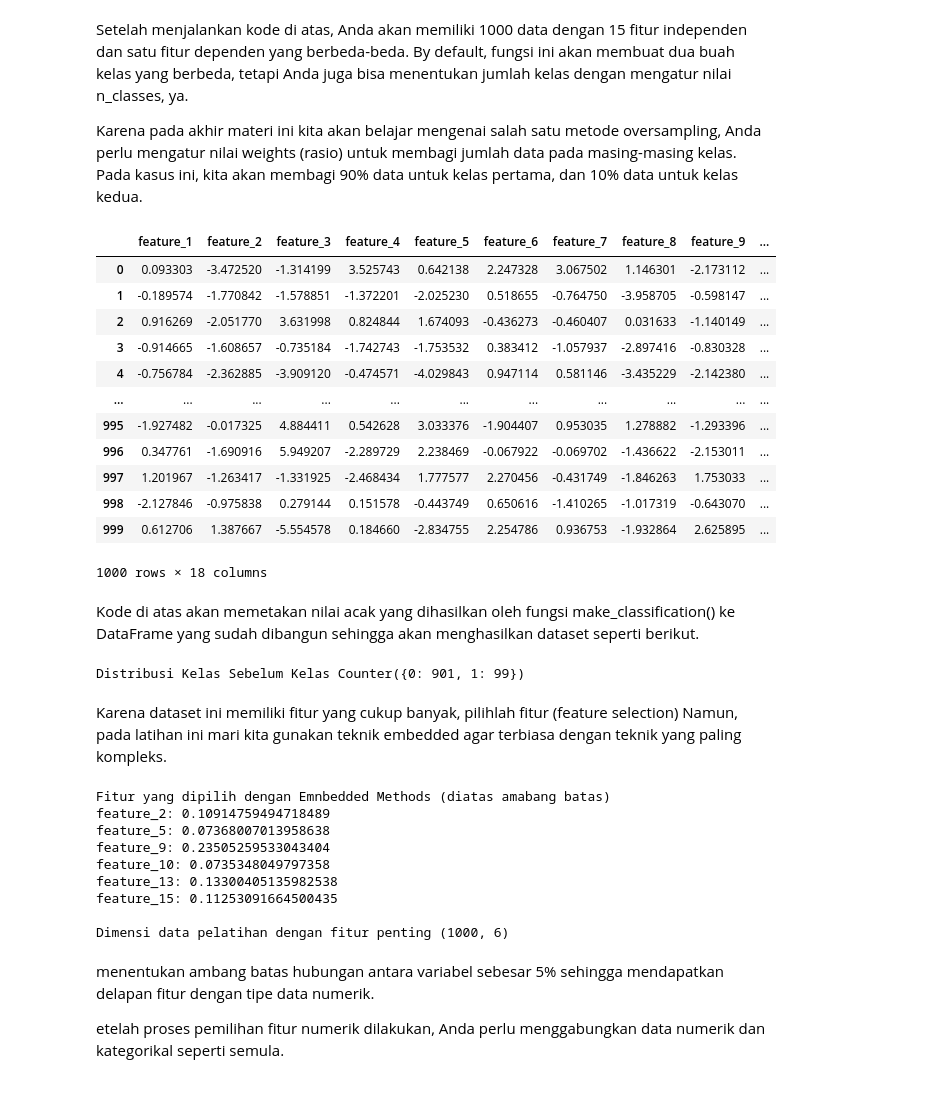
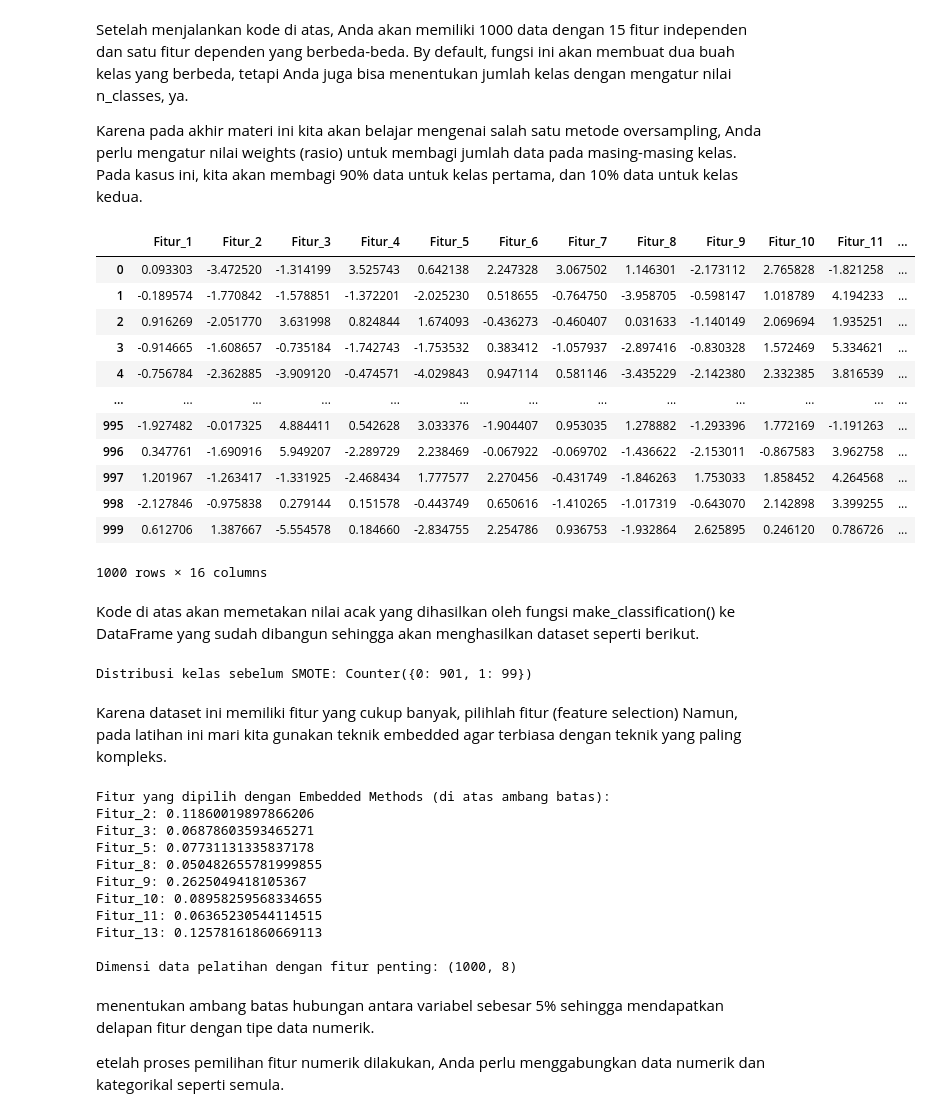
Before and after one commit to Luseat/feature_enginering, a Jupyter notebook: Latihan_Studi_Kasus_Feature_Engineering.ipynb, the cells around one changed output. Drawn from its saved outputs; the diff is of its cells as text; code cells hidden in the pictures.

```diff
--- a/Latihan_Studi_Kasus_Feature_Engineering.ipynb
+++ b/Latihan_Studi_Kasus_Feature_Engineering.ipynb
@@ -22,44 +22,45 @@ Setelah menjalankan kode di atas, Anda akan memiliki 1000 data dengan 15 fitur i
 Karena pada akhir materi ini kita akan belajar mengenai salah satu metode oversampling, Anda perlu mengatur nilai weights (rasio) untuk membagi jumlah data pada masing-masing kelas. Pada kasus ini, kita akan membagi 90% data untuk kelas pertama, dan 10% data untuk kelas kedua.
 # %%
 # Menyusun dataset menjadi DataFrame untuk kemudahan
-df = pd.DataFrame(X, columns=[f'feature_{i}' for i in range(1, 16)])
+df = pd.DataFrame(X, columns=[f'Fitur_{i}' for i in range(1, 16)])
 df['Target'] = y
 
 # Misalkan kita punya beberapa fitur kategorikal (simulasi fitur kategorikal)
 df['Fitur_12'] = np.random.choice(['A', 'B', 'C'], size=1000)
 df['Fitur_13'] = np.random.choice(['X', 'Y', 'Z'], size=1000)
 
 df
 # %% [output]
-|  | feature_1 | feature_2 | feature_3 | feature_4 | feature_5 | feature_6 | feature_7 | feature_8 | feature_9 | ... |
-| 0 | 0.093303 | -3.472520 | -1.314199 | 3.525743 | 0.642138 | 2.247328 | 3.067502 | 1.146301 | -2.173112 | ... |
-| 1 | -0.189574 | -1.770842 | -1.578851 | -1.372201 | -2.025230 | 0.518655 | -0.764750 | -3.958705 | -0.598147 | ... |
-| 2 | 0.916269 | -2.051770 | 3.631998 | 0.824844 | 1.674093 | -0.436273 | -0.460407 | 0.031633 | -1.140149 | ... |
-| 3 | -0.914665 | -1.608657 | -0.735184 | -1.742743 | -1.753532 | 0.383412 | -1.057937 | -2.897416 | -0.830328 | ... |
-| 4 | -0.756784 | -2.362885 | -3.909120 | -0.474571 | -4.029843 | 0.947114 | 0.581146 | -3.435229 | -2.142380 | ... |
-| ... | ... | ... | ... | ... | ... | ... | ... | ... | ... | ... |
-| 995 | -1.927482 | -0.017325 | 4.884411 | 0.542628 | 3.033376 | -1.904407 | 0.953035 | 1.278882 | -1.293396 | ... |
-| 996 | 0.347761 | -1.690916 | 5.949207 | -2.289729 | 2.238469 | -0.067922 | -0.069702 | -1.436622 | -2.153011 | ... |
-| 997 | 1.201967 | -1.263417 | -1.331925 | -2.468434 | 1.777577 | 2.270456 | -0.431749 | -1.846263 | 1.753033 | ... |
-| 998 | -2.127846 | -0.975838 | 0.279144 | 0.151578 | -0.443749 | 0.650616 | -1.410265 | -1.017319 | -0.643070 | ... |
-| 999 | 0.612706 | 1.387667 | -5.554578 | 0.184660 | -2.834755 | 2.254786 | 0.936753 | -1.932864 | 2.625895 | ... |
+|  | Fitur_1 | Fitur_2 | Fitur_3 | Fitur_4 | Fitur_5 | Fitur_6 | Fitur_7 | Fitur_8 | Fitur_9 | Fitur_10 | Fitur_11 | ... |
+| 0 | 0.093303 | -3.472520 | -1.314199 | 3.525743 | 0.642138 | 2.247328 | 3.067502 | 1.146301 | -2.173112 | 2.765828 | -1.821258 | ... |
+| 1 | -0.189574 | -1.770842 | -1.578851 | -1.372201 | -2.025230 | 0.518655 | -0.764750 | -3.958705 | -0.598147 | 1.018789 | 4.194233 | ... |
+| 2 | 0.916269 | -2.051770 | 3.631998 | 0.824844 | 1.674093 | -0.436273 | -0.460407 | 0.031633 | -1.140149 | 2.069694 | 1.935251 | ... |
+| 3 | -0.914665 | -1.608657 | -0.735184 | -1.742743 | -1.753532 | 0.383412 | -1.057937 | -2.897416 | -0.830328 | 1.572469 | 5.334621 | ... |
+| 4 | -0.756784 | -2.362885 | -3.909120 | -0.474571 | -4.029843 | 0.947114 | 0.581146 | -3.435229 | -2.142380 | 2.332385 | 3.816539 | ... |
+| ... | ... | ... | ... | ... | ... | ... | ... | ... | ... | ... | ... | ... |
+| 995 | -1.927482 | -0.017325 | 4.884411 | 0.542628 | 3.033376 | -1.904407 | 0.953035 | 1.278882 | -1.293396 | 1.772169 | -1.191263 | ... |
+| 996 | 0.347761 | -1.690916 | 5.949207 | -2.289729 | 2.238469 | -0.067922 | -0.069702 | -1.436622 | -2.153011 | -0.867583 | 3.962758 | ... |
+| 997 | 1.201967 | -1.263417 | -1.331925 | -2.468434 | 1.777577 | 2.270456 | -0.431749 | -1.846263 | 1.753033 | 1.858452 | 4.264568 | ... |
+| 998 | -2.127846 | -0.975838 | 0.279144 | 0.151578 | -0.443749 | 0.650616 | -1.410265 | -1.017319 | -0.643070 | 2.142898 | 3.399255 | ... |
+| 999 | 0.612706 | 1.387667 | -5.554578 | 0.184660 | -2.834755 | 2.254786 | 0.936753 | -1.932864 | 2.625895 | 0.246120 | 0.786726 | ... |
-1000 rows × 18 columns
+1000 rows × 16 columns
 # %% [markdown]
 Kode di atas akan memetakan nilai acak yang dihasilkan oleh fungsi make_classification() ke DataFrame yang sudah dibangun sehingga akan menghasilkan dataset seperti berikut.
 # %%
 # Memisahkan fitur dan target
 X = df.drop('Target', axis=1)
 y = df['Target']
-# %%
-print("Distribusi Kelas Sebelum Kelas", Counter(y))
-# %% [output]
-Distribusi Kelas Sebelum Kelas Counter({0: 901, 1: 99})
+# %%
+# Melihat distribusi kelas
+print("Distribusi kelas sebelum SMOTE:", Counter(y))
+# %% [output]
+Distribusi kelas sebelum SMOTE: Counter({0: 901, 1: 99})
 # %% [markdown]
 Karena dataset ini memiliki fitur yang cukup banyak, pilihlah fitur (feature selection) Namun, pada latihan ini mari kita gunakan teknik embedded agar terbiasa dengan teknik yang paling kompleks.
 # %%
 # ------------------- Embedded Methods -------------------
 # Menggunakan Random Forest untuk mendapatkan fitur penting
-rf_model  = RandomForestClassifier(n_estimators=100, random_state=42)
+rf_model = RandomForestClassifier(n_estimators=100, random_state=42)
 X_integer = X.drop(['Fitur_12', 'Fitur_13'], axis=1)
 rf_model.fit(X_integer, y)
 
@@ -68,37 +69,35 @@ importances = rf_model.feature_importances_
 indices = np.argsort(importances)[::-1]
 
 # Menentukan ambang batas untuk fitur penting
-threshold = 0.05 # Misalnya, ambang batas 5%
+threshold = 0.05  # Misalnya, ambang batas 5%
 important_features_indices = [i for i in range(len(importances)) if importances[i] >= threshold]
 
-
 # Menampilkan fitur penting beserta nilainya
-print("Fitur yang dipilih dengan Emnbedded Methods (diatas amabang batas)")
+print("Fitur yang dipilih dengan Embedded Methods (di atas ambang batas):")
 for i in important_features_indices:
     # Jika X asli berbentuk DataFrame, maka kita ambil nama kolom
     print(f"{X.columns[i]}: {importances[i]}")
 
-
 # Mendapatkan nama kolom penting berdasarkan importance
 important_features = X_integer.columns[important_features_indices]
 
-
-
 # Memindahkan fitur penting ke variabel baru
-X_important = X_integer[important_features] # Hanya fitur penting dari data pelatihan
+X_important = X_integer[important_features]  # Hanya fitur penting dari data pelatihan
 
 # X_important sekarang berisi hanya fitur penting
-print("\nDimensi data pelatihan dengan fitur penting", X_important.shape)
+print("\nDimensi data pelatihan dengan fitur penting:", X_important.shape)
 # %% [output]
-Fitur yang dipilih dengan Emnbedded Methods (diatas amabang batas)
-feature_2: 0.10914759494718489
-feature_5: 0.07368007013958638
-feature_9: 0.23505259533043404
-feature_10: 0.0735348049797358
-feature_13: 0.13300405135982538
-feature_15: 0.11253091664500435
+Fitur yang dipilih dengan Embedded Methods (di atas ambang batas):
+Fitur_2: 0.11860019897866206
+Fitur_3: 0.06878603593465271
+Fitur_5: 0.07731131335837178
+Fitur_8: 0.050482655781999855
+Fitur_9: 0.2625049418105367
+Fitur_10: 0.08958259568334655
+Fitur_11: 0.06365230544114515
+Fitur_13: 0.12578161860669113
 
-Dimensi data pelatihan dengan fitur penting (1000, 6)
+Dimensi data pelatihan dengan fitur penting: (1000, 8)
 # %% [markdown]
  menentukan ambang batas hubungan antara variabel sebesar 5% sehingga mendapatkan delapan fitur dengan tipe data numerik.
 
```
Also changed, not shown: parts of 13 cells of this notebook.
